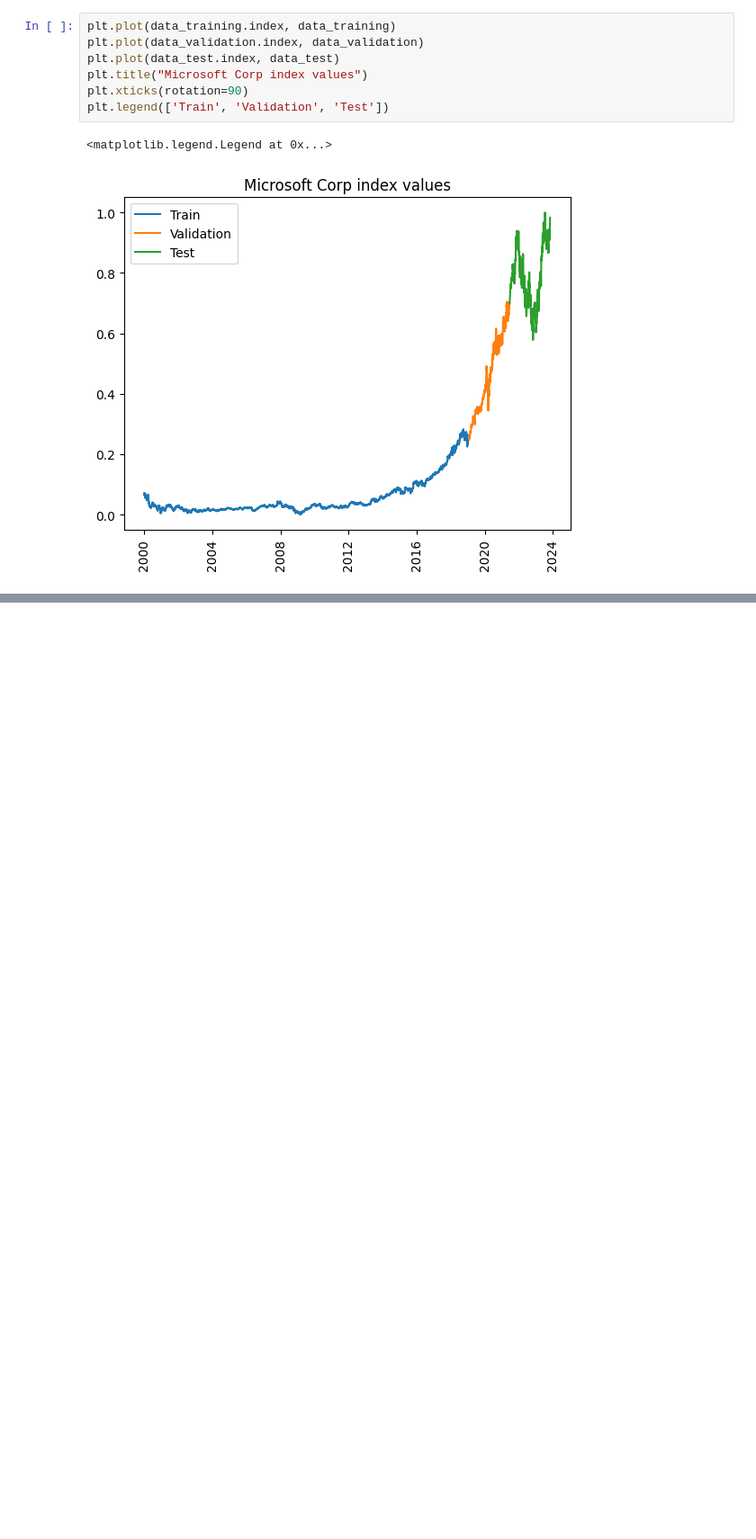
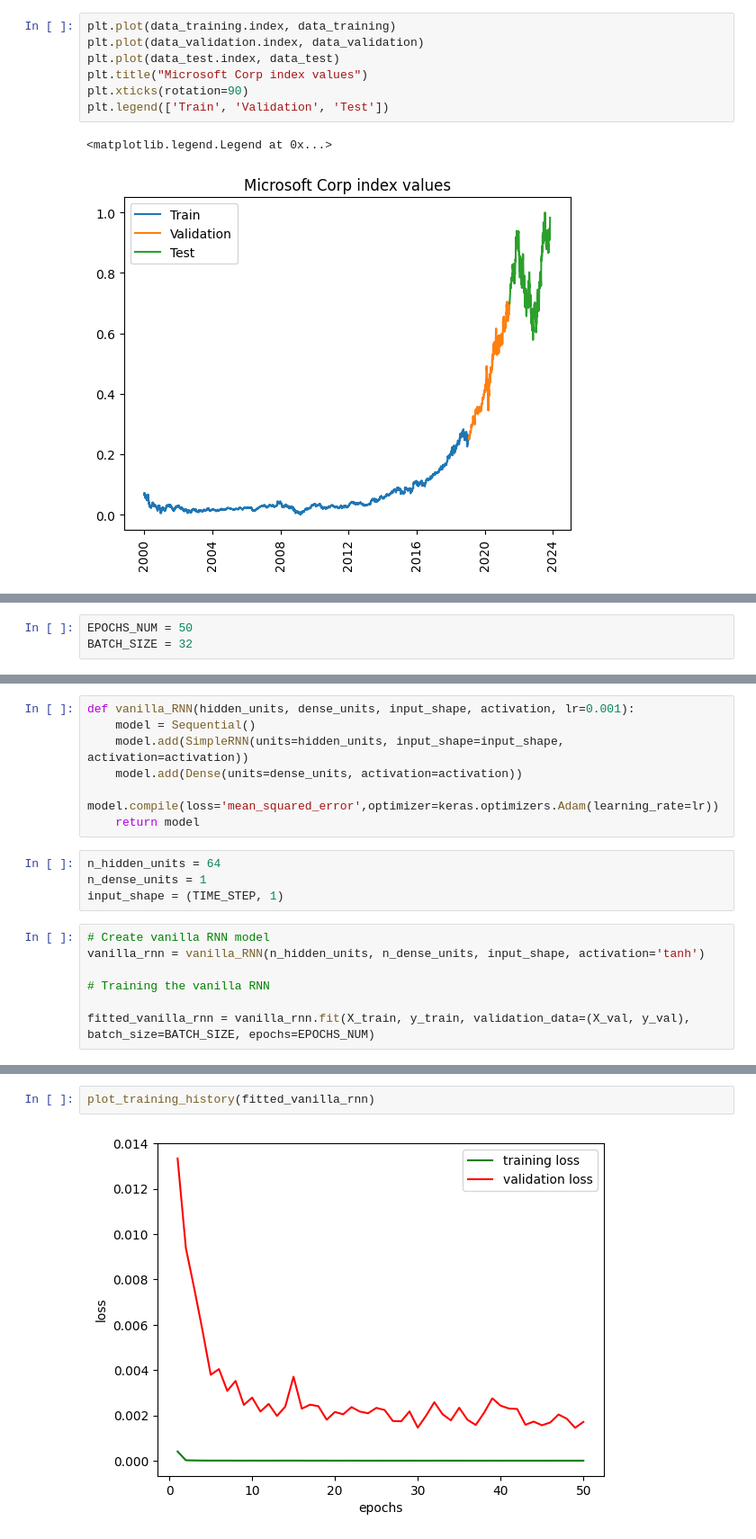
Before and after one commit to KaneZhao/deep-learning-assignments, a Jupyter notebook: assignment3/Assignment3.ipynb, the cells around one changed output, grey strips where cells are left out. Shown at 90% size. Saved outputs shown, nothing was run; the diff lists cells and outputs as text; blank space fills up the shorter version.

```diff
--- a/assignment3/Assignment3.ipynb
+++ b/assignment3/Assignment3.ipynb
@@ -273,0 +174,3 @@ plt.show()
+# %%
+EPOCHS_NUM = 50
+BATCH_SIZE = 32
@@ -273,0 +179,18 @@ plt.show()
+# %%
+def vanilla_RNN(hidden_units, dense_units, input_shape, activation, lr=0.001):
+    model = Sequential()
+    model.add(SimpleRNN(units=hidden_units, input_shape=input_shape, activation=activation))
+    model.add(Dense(units=dense_units, activation=activation))
+    model.compile(loss='mean_squared_error',optimizer=keras.optimizers.Adam(learning_rate=lr))
+    return model
+# %%
+n_hidden_units = 64
+n_dense_units = 1
+input_shape = (TIME_STEP, 1)
+# %%
+# Create vanilla RNN model
+vanilla_rnn = vanilla_RNN(n_hidden_units, n_dense_units, input_shape, activation='tanh')
+
+# Training the vanilla RNN
+
+fitted_vanilla_rnn = vanilla_rnn.fit(X_train, y_train, validation_data=(X_val, y_val), batch_size=BATCH_SIZE, epochs=EPOCHS_NUM)
@@ -273,0 +215,4 @@ plt.show()
+# %%
+plot_training_history(fitted_vanilla_rnn)
+# %% [output]
+[figure, added]
```
Also changed, not shown: parts of 71 cells of this notebook.
